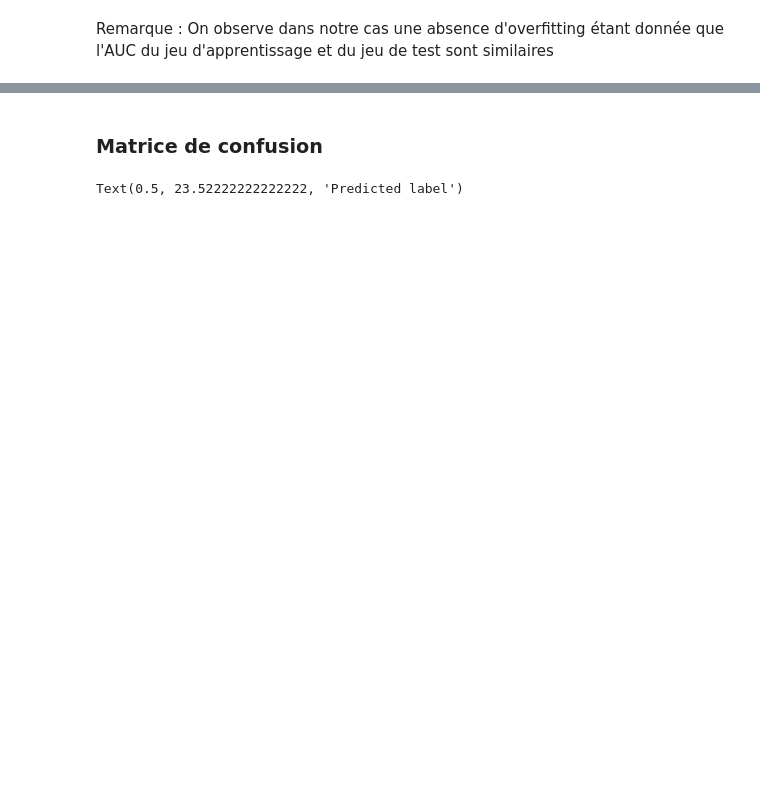
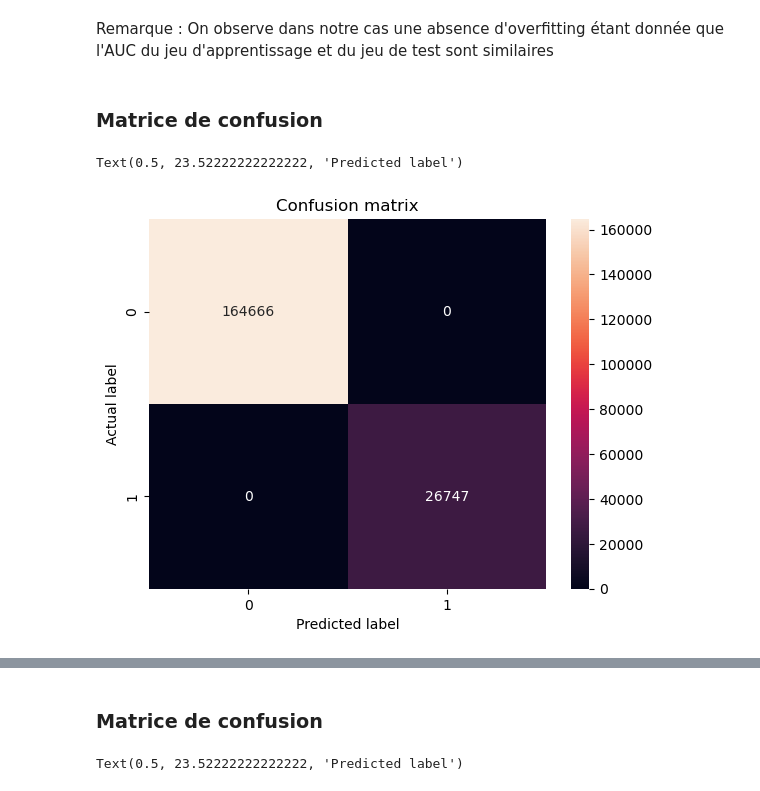
Before and after one commit to KhalilMazouz/ProjetMachineLearning, a Jupyter notebook: Projet_ML.ipynb, the cells around one changed output, grey strips where cells are left out. Saved outputs shown, nothing was run; the diff lists cells and outputs as text; code cells hidden in the pictures; blank space fills up the shorter version.

```diff
--- a/Projet_ML.ipynb
+++ b/Projet_ML.ipynb
@@ -439,2 +458,16 @@ AUC sur test =  0.8606814558754365
 # %% [markdown]
 Remarque : On observe dans notre cas une absence d'overfitting étant donnée que l'AUC du jeu d'apprentissage et du jeu de test sont similaires
+# %% [markdown]
+### Matrice de confusion
+# %%
+# Calculate confusion matrix
+cnf_matrix = confusion_matrix(y_test, y_test)
+
+# Plot a labeled confusion matrix with Seaborn
+sns.heatmap(cnf_matrix, annot=True, fmt="g")
+plt.title("Confusion matrix")
+plt.ylabel("Actual label")
+plt.xlabel("Predicted label")
+# %% [output]
+Text(0.5, 23.52222222222222, 'Predicted label')
+[figure, added]
```
Also changed, not shown: parts of 34 cells of this notebook.
